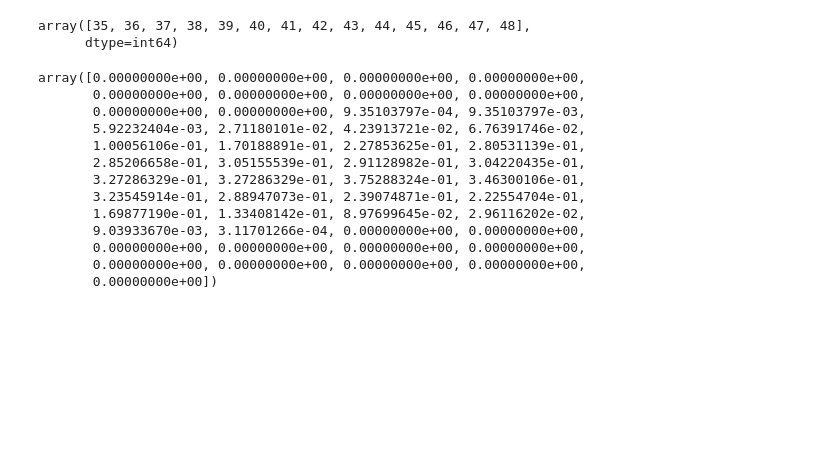
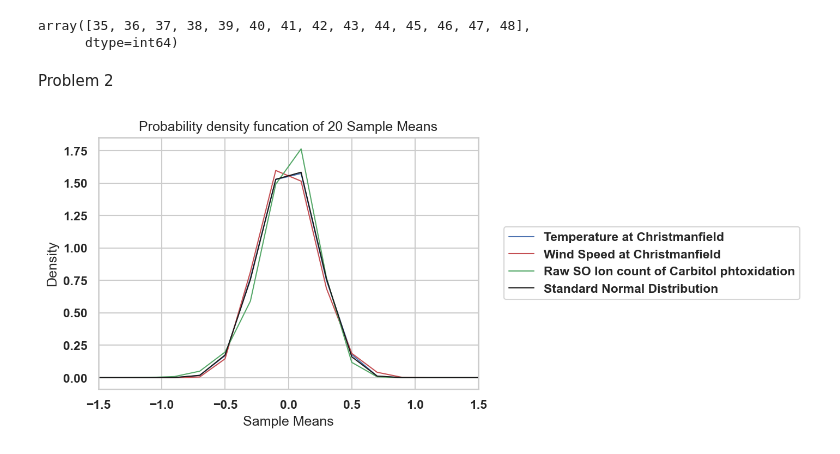
Before and after one commit to masoud-akbarzadeh/Objective_analysis_HW, a Jupyter notebook: HW1/HW1_problem1.ipynb, the cells around one changed output. Drawn from its saved outputs; the diff is of its cells as text; code cells hidden in the pictures; blank space fills up the shorter version.

```diff
--- a/HW1/HW1_problem1.ipynb
+++ b/HW1/HW1_problem1.ipynb
@@ -236,18 +289,71 @@ index_Y1
 # %% [output]
 array([35, 36, 37, 38, 39, 40, 41, 42, 43, 44, 45, 46, 47, 48],
       dtype=int64)
+# %% [markdown]
+Problem 2
 # %%
+N = 20
+# Looping thorough 10000 epxeriments
+# In each experiment, we will generate N random numbers from Y1_s, Y2_s, and Y3_s and Z
+# Then we will calculate the mean of the generated numbers
+# storing the results in a array
+means_Y1 = np.zeros(10000)
+means_Y2 = np.zeros(10000)
+means_Y3 = np.zeros(10000)
+means_Z = np.zeros(10000)
+
+for i in range(10000):
+    means_Y1[i] = np.mean(np.random.choice(Y1_s, N))
+    means_Y2[i] = np.mean(np.random.choice(Y2_s, N))
+    means_Y3[i] = np.mean(np.random.choice(Y3_s, N))
+    means_Z[i] = np.mean(np.random.choice(Z, N))
+
+
+
+# The standard deviation of the sample means is the standard deviation of the population divided by the square root of the sample size
+std_Y1_means_20 = v1 / np.sqrt(N)
+std_Y2_means_20 = v2 / np.sqrt(N)
+std_Y3_means_20 = v3 / np.sqrt(N)
+std_Z_means_20 = 1 / np.sqrt(N)
+
+# The mean of the sample means is the mean of the population
+mean_Y1_means_20 = np.mean(means_Y1)
+mean_Y2_means_20 = np.mean(means_Y2)
+mean_Y3_means_20 = np.mean(means_Y3)
+mean_Z_means_20 = np.mean(means_Z)
+
+# plotting the pdf of the sample means with line
+fig = plt.figure()
+ax = fig.add_subplot(111)
+h_Y1_means_20 = np.histogram(means_Y1, bins)
+h_Y2_means_20 = np.histogram(means_Y2, bins)
+h_Y3_means_20 = np.histogram(means_Y3, bins)
+h_Z_means_20 = np.histogram(means_Z, bins)
+
+xvals_Y1_means_20 = h_Y1_means_20[1][:-1]
+xvals_Y2_means_20 = h_Y2_means_20[1][:-1]
+xvals_Y3_means_20 = h_Y3_means_20[1][:-1]
+xvals_Z_means_20 = h_Z_means_20[1][:-1]
+
+fvals_Y1_means_20 = h_Y1_means_20[0].astype(float) / (np.size(means_Y1)*xinc)
+fvals_Y2_means_20 = h_Y2_means_20[0].astype(float) / (np.size(means_Y2)*xinc)
+fvals_Y3_means_20 = h_Y3_means_20[0].astype(float) / (np.size(means_Y3)*xinc)
+fvals_Z_means_20 = h_Z_means_20[0].astype(float) / (np.size(means_Z)*xinc)
+
+plt.plot(xvals_Y1_means_20+xinc/2, fvals_Y1_means_20, linewidth=1, color='b', label= 'Temperature at Christmanfield')
+plt.plot(xvals_Y2_means_20+xinc/2, fvals_Y2_means_20, linewidth=1, color='r', label= 'Wind Speed at Christmanfield')
+plt.plot(xvals_Y3_means_20+xinc/2, fvals_Y3_means_20, linewidth=1, color='g', label= 'Raw SO Ion count of Carbitol phtoxidation')
+plt.plot(xvals_Z_means_20+xinc/2, fvals_Z_means_20, linewidth=1, color='k', label= 'Standard Normal Distribution')
+plt.legend(loc = 'center left', bbox_to_anchor=(1.05, 0.5))
+plt.xlabel('Sample Means')
+plt.ylabel('Density')
+plt.xlim(-1.5, 1.5)
+plt.title('Probability density funcation of 20 Sample Means')
+#save the plot
+plt.savefig('3-2-2.png', bbox_inches='tight')
+
+
+
+# finding the frequency of the sample means being less than -0.35 using Central Limit Theorem
 # %% [output]
-array([0.00000000e+00, 0.00000000e+00, 0.00000000e+00, 0.00000000e+00,
-       0.00000000e+00, 0.00000000e+00, 0.00000000e+00, 0.00000000e+00,
-       0.00000000e+00, 0.00000000e+00, 9.35103797e-04, 9.35103797e-03,
-       5.92232404e-03, 2.71180101e-02, 4.23913721e-02, 6.76391746e-02,
-       1.00056106e-01, 1.70188891e-01, 2.27853625e-01, 2.80531139e-01,
-       2.85206658e-01, 3.05155539e-01, 2.91128982e-01, 3.04220435e-01,
-       3.27286329e-01, 3.27286329e-01, 3.75288324e-01, 3.46300106e-01,
-       3.23545914e-01, 2.88947073e-01, 2.39074871e-01, 2.22554704e-01,
-       1.69877190e-01, 1.33408142e-01, 8.97699645e-02, 2.96116202e-02,
-       9.03933670e-03, 3.11701266e-04, 0.00000000e+00, 0.00000000e+00,
-       0.00000000e+00, 0.00000000e+00, 0.00000000e+00, 0.00000000e+00,
-       0.00000000e+00, 0.00000000e+00, 0.00000000e+00, 0.00000000e+00,
-       0.00000000e+00])
+[figure, added]
```
Also changed, not shown: parts of 30 cells of this notebook, 13 other files.
